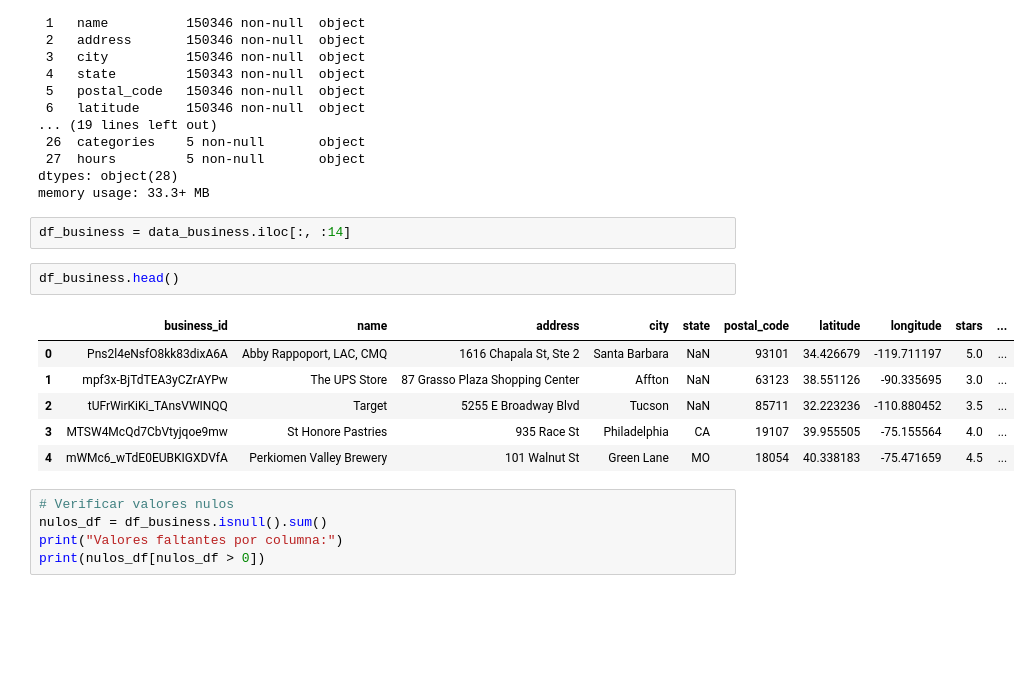
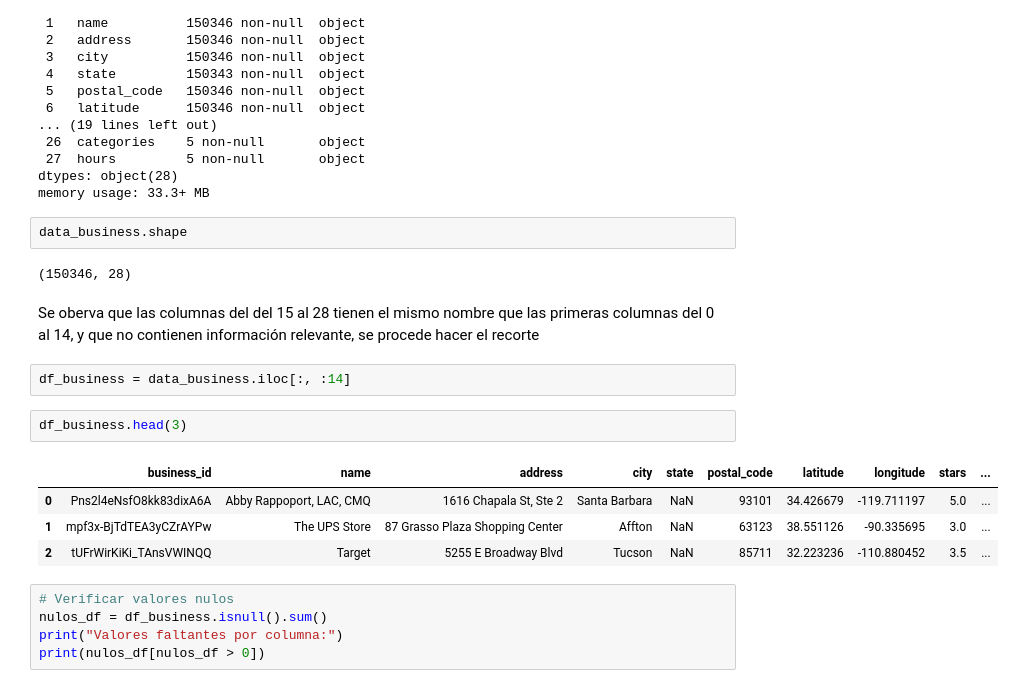
Before and after one commit to JossySharry/Proyecto_Yelp_GoogleMaps, a Jupyter notebook: Sprint_1/ETL_EDA_Yelp.ipynb, the cells around one changed output. Drawn from its saved outputs; the diff is of its cells as text; blank space fills up the shorter version.

```diff
--- a/Sprint_1/ETL_EDA_Yelp.ipynb
+++ b/Sprint_1/ETL_EDA_Yelp.ipynb
@@ -56,17 +60,21 @@ Data columns (total 28 columns):
  27  hours         5 non-null       object
 dtypes: object(28)
 memory usage: 33.3+ MB
+# %%
+data_business.shape
+# %% [output]
+(150346, 28)
+# %% [markdown]
+Se oberva que las columnas del del 15 al 28 tienen el mismo nombre que las primeras columnas del 0 al 14, y que no contienen información relevante, se procede hacer el recorte
 # %%
 df_business = data_business.iloc[:, :14]
 # %%
-df_business.head()
+df_business.head(3)
 # %% [output]
 |  | business_id | name | address | city | state | postal_code | latitude | longitude | stars | ... |
 | 0 | Pns2l4eNsfO8kk83dixA6A | Abby Rappoport, LAC, CMQ | 1616 Chapala St, Ste 2 | Santa Barbara | NaN | 93101 | 34.426679 | -119.711197 | 5.0 | ... |
 | 1 | mpf3x-BjTdTEA3yCZrAYPw | The UPS Store | 87 Grasso Plaza Shopping Center | Affton | NaN | 63123 | 38.551126 | -90.335695 | 3.0 | ... |
 | 2 | tUFrWirKiKi_TAnsVWINQQ | Target | 5255 E Broadway Blvd | Tucson | NaN | 85711 | 32.223236 | -110.880452 | 3.5 | ... |
-| 3 | MTSW4McQd7CbVtyjqoe9mw | St Honore Pastries | 935 Race St | Philadelphia | CA | 19107 | 39.955505 | -75.155564 | 4.0 | ... |
-| 4 | mWMc6_wTdE0EUBKIGXDVfA | Perkiomen Valley Brewery | 101 Walnut St | Green Lane | MO | 18054 | 40.338183 | -75.471659 | 4.5 | ... |
 # %%
 # Verificar valores nulos
 nulos_df = df_business.isnull().sum()
```
Also changed, not shown: parts of 60 cells of this notebook.
